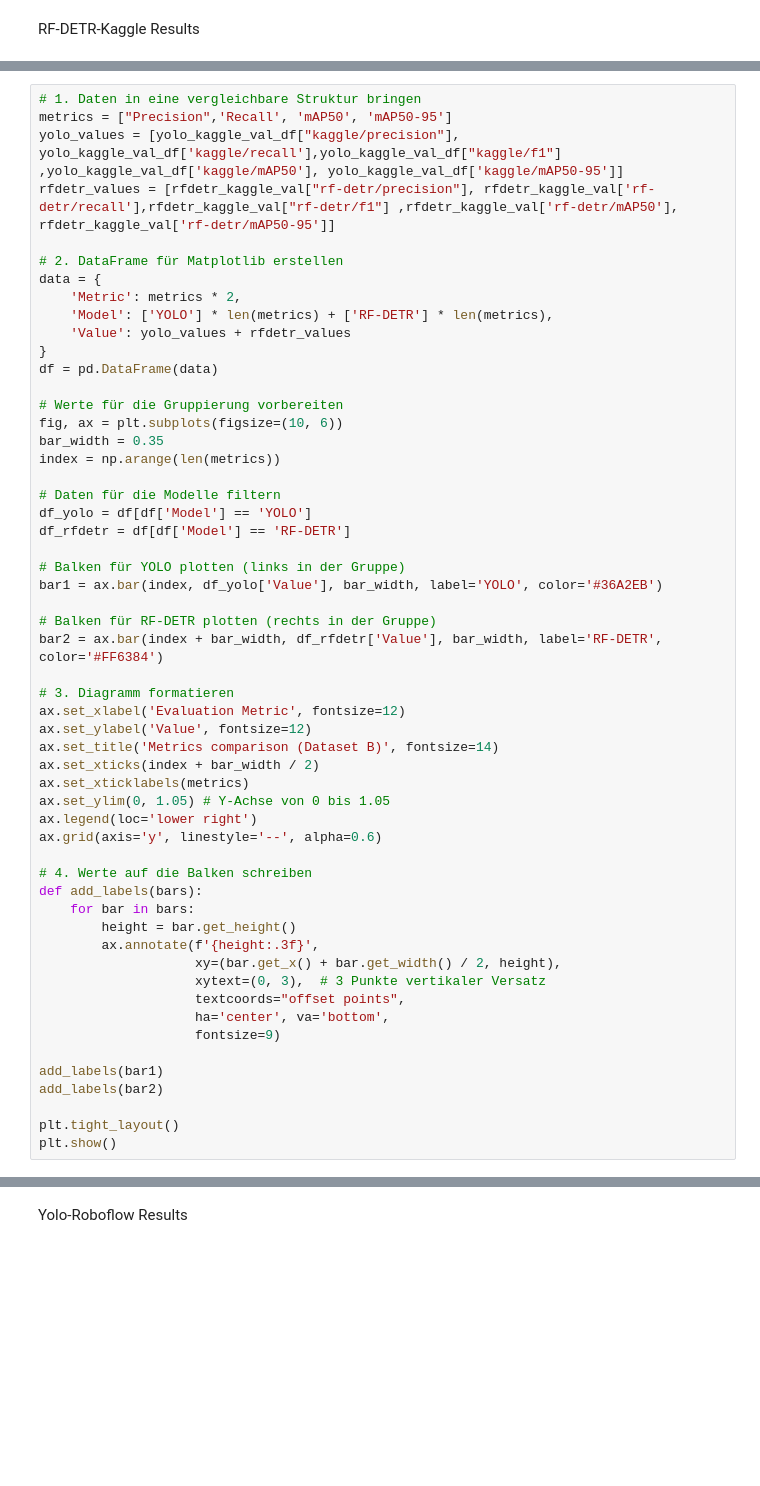
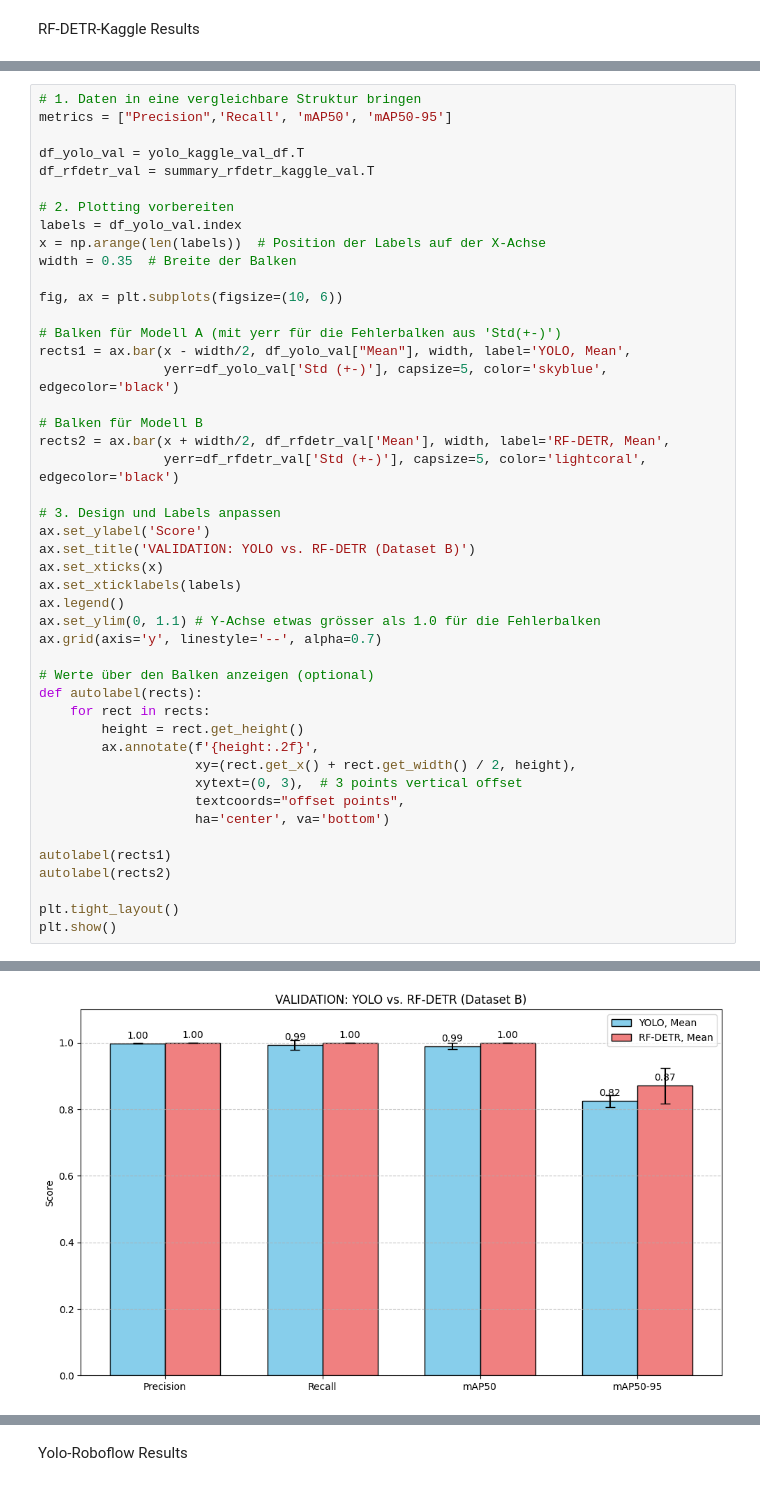
Before and after one commit to kekslol24/Glass-Defect-Detection-Evaluating-Object-Detection-Models, a Jupyter notebook: #Deployment/Code/resultsplotting.ipynb, the cells around one changed output, grey strips where cells are left out. Cells and saved outputs as stored; diff of their text form; blank space fills up the shorter version.

```diff
--- a/#Deployment/Code/resultsplotting.ipynb
+++ b/#Deployment/Code/resultsplotting.ipynb
@@ -164,55 +102,46 @@ RF-DETR-Kaggle Results
 # %%
 # 1. Daten in eine vergleichbare Struktur bringen
 metrics = ["Precision",'Recall', 'mAP50', 'mAP50-95']
-yolo_values = [yolo_kaggle_val_df["kaggle/precision"], yolo_kaggle_val_df['kaggle/recall'],yolo_kaggle_val_df["kaggle/f1"] ,yolo_kaggle_val_df['kaggle/mAP50'], yolo_kaggle_val_df['kaggle/mAP50-95']]
-rfdetr_values = [rfdetr_kaggle_val["rf-detr/precision"], rfdetr_kaggle_val['rf-detr/recall'],rfdetr_kaggle_val["rf-detr/f1"] ,rfdetr_kaggle_val['rf-detr/mAP50'], rfdetr_kaggle_val['rf-detr/mAP50-95']]
 
-# 2. DataFrame für Matplotlib erstellen
-data = {
-    'Metric': metrics * 2,
-    'Model': ['YOLO'] * len(metrics) + ['RF-DETR'] * len(metrics),
-    'Value': yolo_values + rfdetr_values
-}
-df = pd.DataFrame(data)
+df_yolo_val = yolo_kaggle_val_df.T
+df_rfdetr_val = summary_rfdetr_kaggle_val.T
 
-# Werte für die Gruppierung vorbereiten
+# 2. Plotting vorbereiten
+labels = df_yolo_val.index
+x = np.arange(len(labels))  # Position der Labels auf der X-Achse
+width = 0.35  # Breite der Balken
+
 fig, ax = plt.subplots(figsize=(10, 6))
-bar_width = 0.35
-index = np.arange(len(metrics))
 
-# Daten für die Modelle filtern
-df_yolo = df[df['Model'] == 'YOLO']
-df_rfdetr = df[df['Model'] == 'RF-DETR']
+# Balken für Modell A (mit yerr für die Fehlerbalken aus 'Std(+-)')
+rects1 = ax.bar(x - width/2, df_yolo_val["Mean"], width, label='YOLO, Mean',
+                yerr=df_yolo_val['Std (+-)'], capsize=5, color='skyblue', edgecolor='black')
 
-# Balken für YOLO plotten (links in der Gruppe)
-bar1 = ax.bar(index, df_yolo['Value'], bar_width, label='YOLO', color='#36A2EB')
+# Balken für Modell B
+rects2 = ax.bar(x + width/2, df_rfdetr_val['Mean'], width, label='RF-DETR, Mean',
+                yerr=df_rfdetr_val['Std (+-)'], capsize=5, color='lightcoral', edgecolor='black')
 
-# Balken für RF-DETR plotten (rechts in der Gruppe)
-bar2 = ax.bar(index + bar_width, df_rfdetr['Value'], bar_width, label='RF-DETR', color='#FF6384')
+# 3. Design und Labels anpassen
+ax.set_ylabel('Score')
+ax.set_title('VALIDATION: YOLO vs. RF-DETR (Dataset B)')
+ax.set_xticks(x)
+ax.set_xticklabels(labels)
+ax.legend()
+ax.set_ylim(0, 1.1) # Y-Achse etwas grösser als 1.0 für die Fehlerbalken
+ax.grid(axis='y', linestyle='--', alpha=0.7)
 
-# 3. Diagramm formatieren
-ax.set_xlabel('Evaluation Metric', fontsize=12)
-ax.set_ylabel('Value', fontsize=12)
-ax.set_title('Metrics comparison (Dataset B)', fontsize=14)
-ax.set_xticks(index + bar_width / 2)
-ax.set_xticklabels(metrics)
-ax.set_ylim(0, 1.05) # Y-Achse von 0 bis 1.05
-ax.legend(loc='lower right')
-ax.grid(axis='y', linestyle='--', alpha=0.6)
+# Werte über den Balken anzeigen (optional)
+def autolabel(rects):
+    for rect in rects:
+        height = rect.get_height()
+        ax.annotate(f'{height:.2f}',
+                    xy=(rect.get_x() + rect.get_width() / 2, height),
+                    xytext=(0, 3),  # 3 points vertical offset
+                    textcoords="offset points",
+                    ha='center', va='bottom')
 
-# 4. Werte auf die Balken schreiben
-def add_labels(bars):
-    for bar in bars:
-        height = bar.get_height()
-        ax.annotate(f'{height:.3f}',
-                    xy=(bar.get_x() + bar.get_width() / 2, height),
-                    xytext=(0, 3),  # 3 Punkte vertikaler Versatz
-                    textcoords="offset points",
-                    ha='center', va='bottom',
-                    fontsize=9)
-
-add_labels(bar1)
-add_labels(bar2)
+autolabel(rects1)
+autolabel(rects2)
 
 plt.tight_layout()
 plt.show()
@@ -220,0 +149 @@ NameError: name 'yolo_kaggle_val' is not defined
+[figure, added]
```
Also changed, not shown: parts of 16 cells of this notebook, 2 other files.
